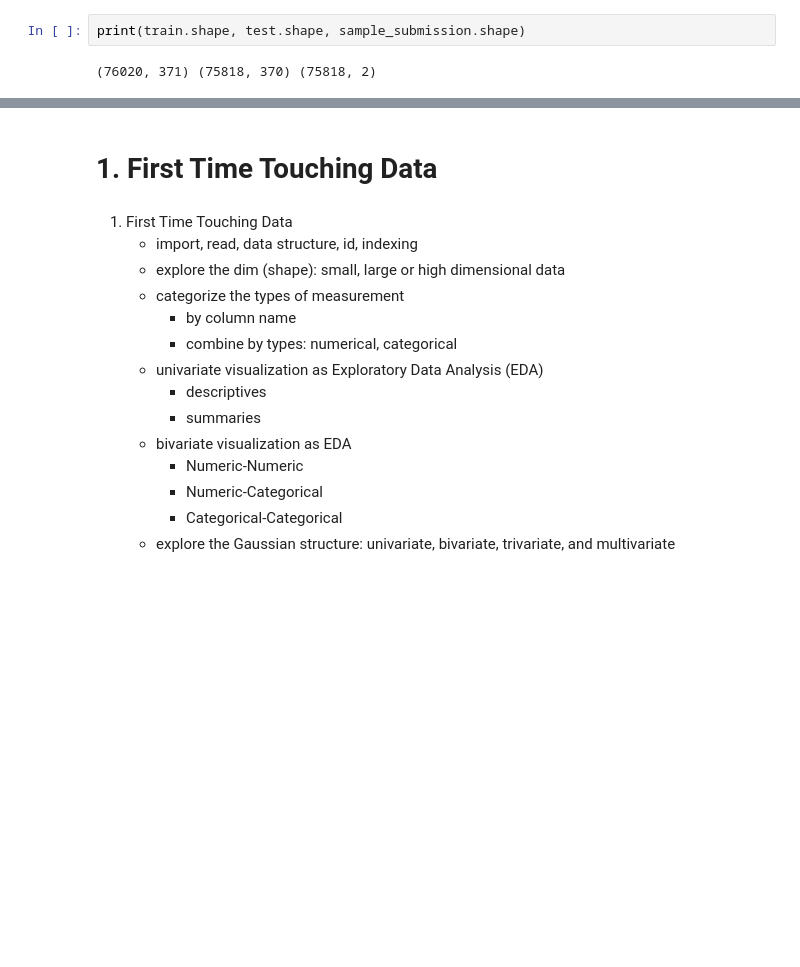
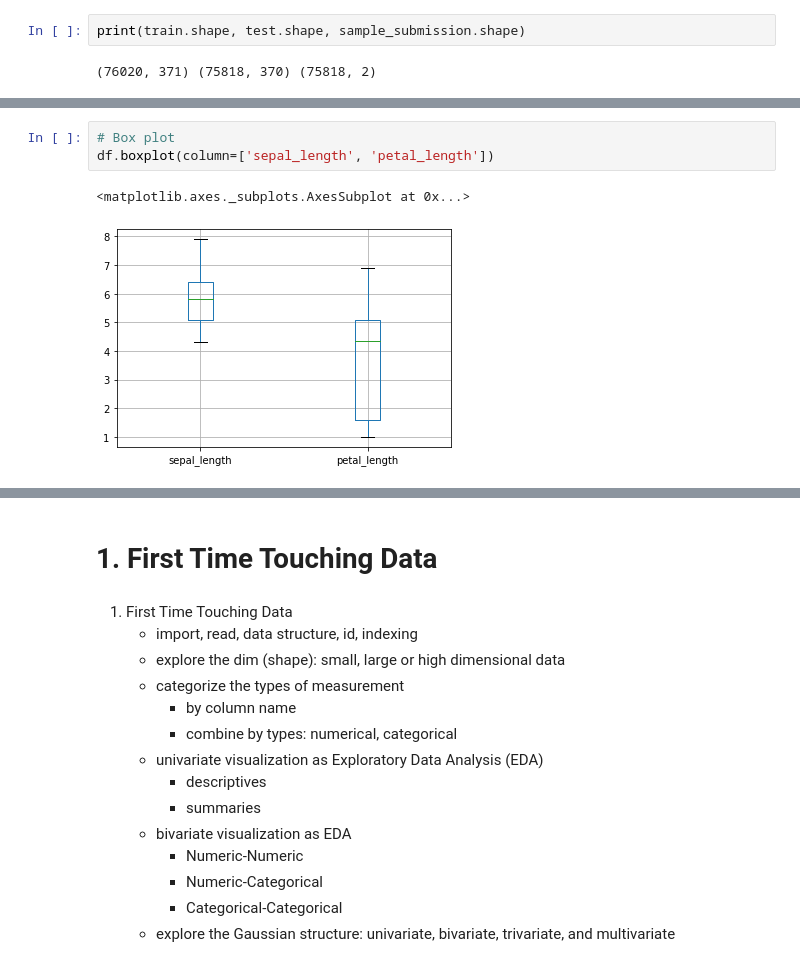
Before and after one commit to yekabe/DataModelingStepsML, a Jupyter notebook: Feature Selection for Machine Learning.ipynb, the cells around one changed output, grey strips where cells are left out. Drawn from its saved outputs; the diff is of its cells as text; blank space fills up the shorter version.

```diff
--- a/Feature Selection for Machine Learning.ipynb
+++ b/Feature Selection for Machine Learning.ipynb
@@ -212,0 +208,6 @@ NameError: name 'train' is not defined
+# %%
+# Box plot
+df.boxplot(column=['sepal_length', 'petal_length'])
+# %% [output]
+<matplotlib.axes._subplots.AxesSubplot at 0x...>
+[figure, added]
```
Also changed, not shown: parts of 25 cells of this notebook.
